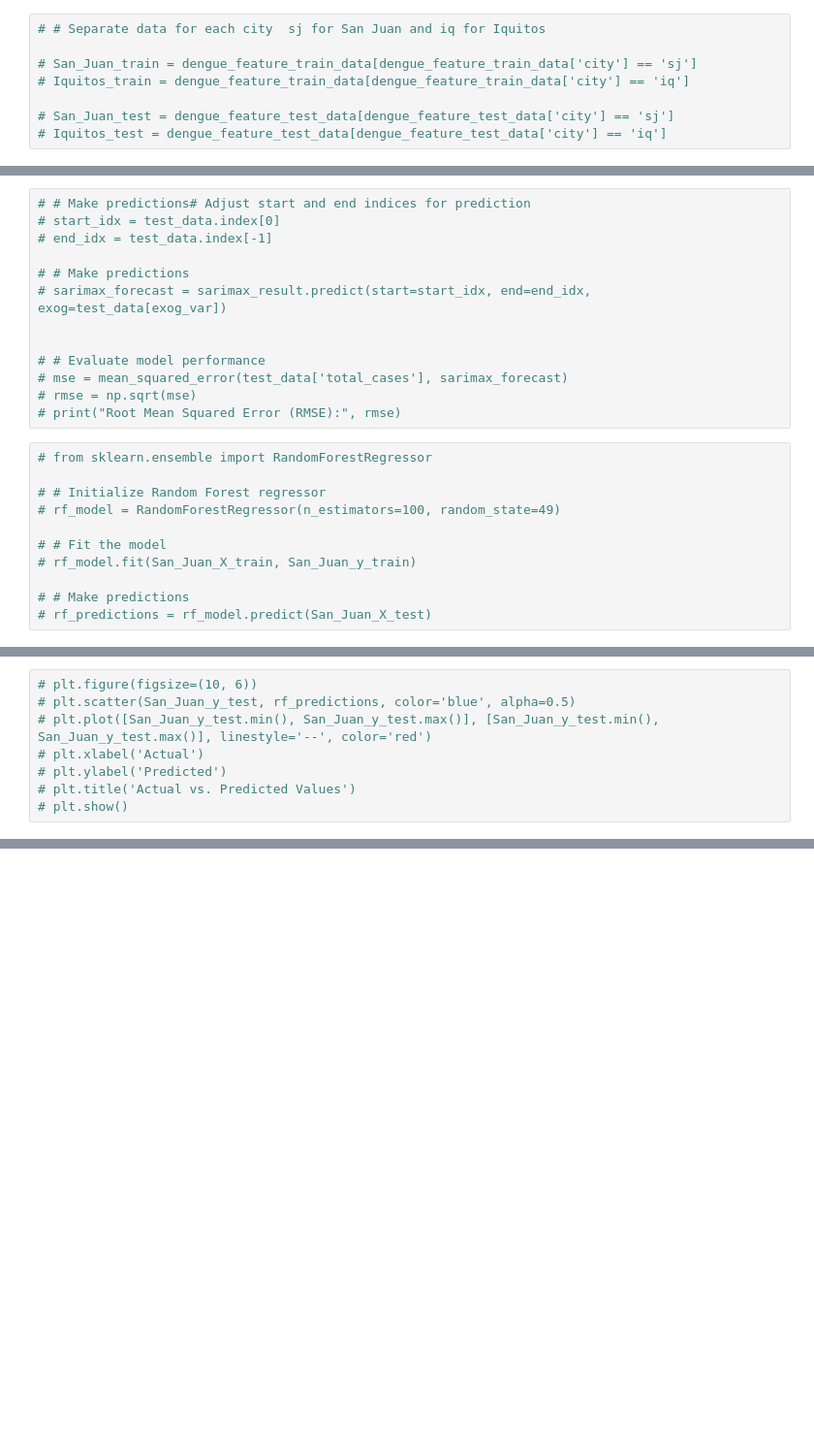
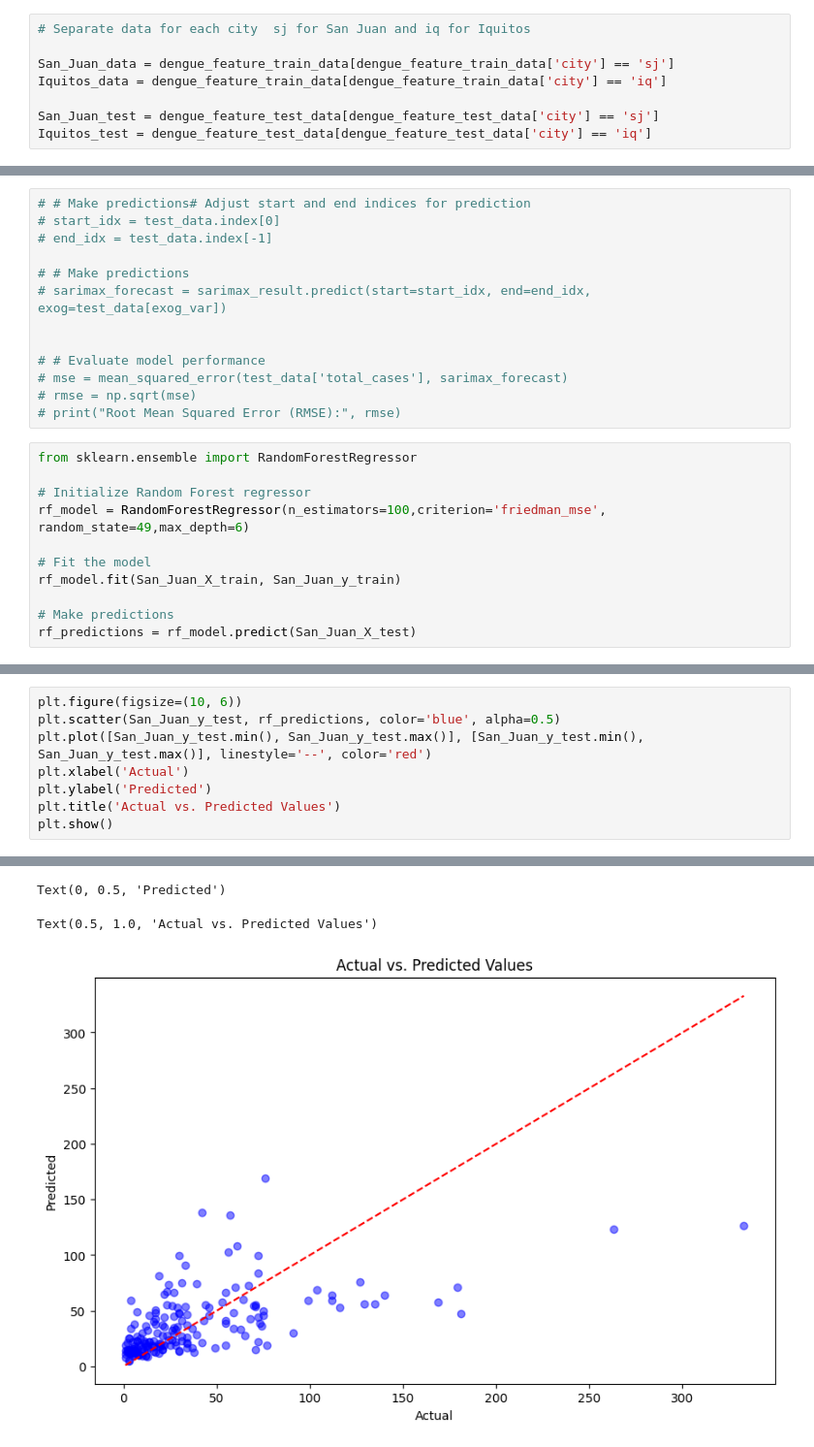
Before and after one commit to RatnasriNilakshan/DengAl, a Jupyter notebook: DengAI.ipynb, the cells around one changed output, grey strips where cells are left out. Shown at 97% size. Saved outputs shown, nothing was run; the diff lists cells and outputs as text; blank space fills up the shorter version.

```diff
--- a/DengAI.ipynb
+++ b/DengAI.ipynb
@@ -431,10 +477,10 @@ numerical_features = ['year', 'weekofyear', 'week_start_date', 'ndvi_ne', 'ndvi_
 # dengue_feature_train_data[numerical_features] = scaler.fit_transform(dengue_feature_train_data[numerical_features])
 # dengue_feature_test_data[numerical_features] = scaler.transform(dengue_feature_test_data[numerical_features])
 # %%
-# # Separate data for each city  sj for San Juan and iq for Iquitos
+# Separate data for each city  sj for San Juan and iq for Iquitos
 
-# San_Juan_train = dengue_feature_train_data[dengue_feature_train_data['city'] == 'sj']
-# Iquitos_train = dengue_feature_train_data[dengue_feature_train_data['city'] == 'iq']
+San_Juan_data = dengue_feature_train_data[dengue_feature_train_data['city'] == 'sj']
+Iquitos_data = dengue_feature_train_data[dengue_feature_train_data['city'] == 'iq']
 
-# San_Juan_test = dengue_feature_test_data[dengue_feature_test_data['city'] == 'sj']
-# Iquitos_test = dengue_feature_test_data[dengue_feature_test_data['city'] == 'iq']
+San_Juan_test = dengue_feature_test_data[dengue_feature_test_data['city'] == 'sj']
+Iquitos_test = dengue_feature_test_data[dengue_feature_test_data['city'] == 'iq']
@@ -537,13 +670,13 @@ Root Mean Squared Error (RMSE): 43.91128142095924
 # rmse = np.sqrt(mse)
 # print("Root Mean Squared Error (RMSE):", rmse)
 # %%
-# from sklearn.ensemble import RandomForestRegressor
+from sklearn.ensemble import RandomForestRegressor
 
-# # Initialize Random Forest regressor
-# rf_model = RandomForestRegressor(n_estimators=100, random_state=49)
+# Initialize Random Forest regressor
+rf_model = RandomForestRegressor(n_estimators=100,criterion='friedman_mse', random_state=49,max_depth=6)
 
-# # Fit the model
-# rf_model.fit(San_Juan_X_train, San_Juan_y_train)
+# Fit the model
+rf_model.fit(San_Juan_X_train, San_Juan_y_train)
 
-# # Make predictions
-# rf_predictions = rf_model.predict(San_Juan_X_test)
+# Make predictions
+rf_predictions = rf_model.predict(San_Juan_X_test)
@@ -559,8 +697,9 @@ Root Mean Squared Error (RMSE): 43.91128142095924
 # %%
-# plt.figure(figsize=(10, 6))
-# plt.scatter(San_Juan_y_test, rf_predictions, color='blue', alpha=0.5)
-# plt.plot([San_Juan_y_test.min(), San_Juan_y_test.max()], [San_Juan_y_test.min(), San_Juan_y_test.max()], linestyle='--', color='red')
-# plt.xlabel('Actual')
-# plt.ylabel('Predicted')
-# plt.title('Actual vs. Predicted Values')
-# plt.show()
+plt.figure(figsize=(10, 6))
+plt.scatter(San_Juan_y_test, rf_predictions, color='blue', alpha=0.5)
+plt.plot([San_Juan_y_test.min(), San_Juan_y_test.max()], [San_Juan_y_test.min(), San_Juan_y_test.max()], linestyle='--', color='red')
+plt.xlabel('Actual')
+plt.ylabel('Predicted')
+plt.title('Actual vs. Predicted Values')
+plt.show()
+# %% [output]
@@ -567 +710,4 @@ Root Mean Squared Error (RMSE): 43.91128142095924
+Text(0, 0.5, 'Predicted')
+Text(0.5, 1.0, 'Actual vs. Predicted Values')
+[figure, added]
 # %%
```
Also changed, not shown: parts of 30 cells of this notebook.
